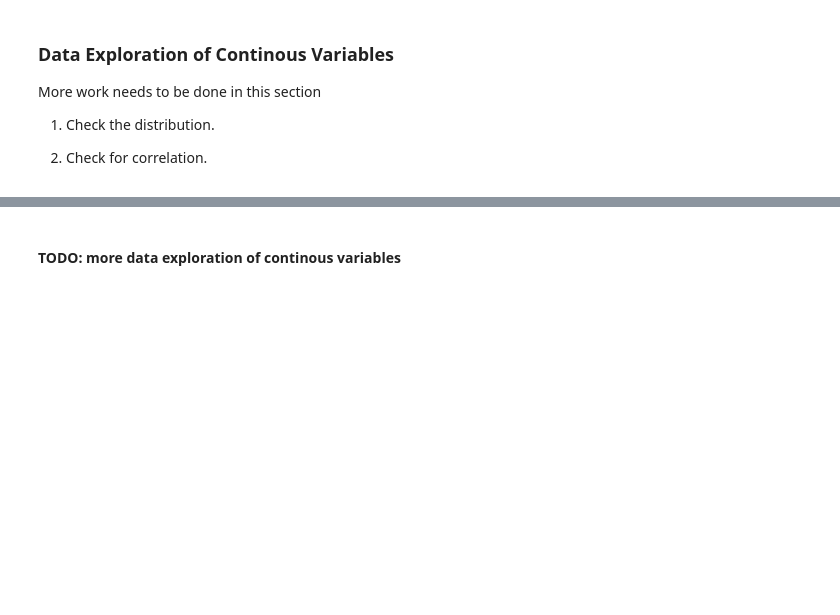
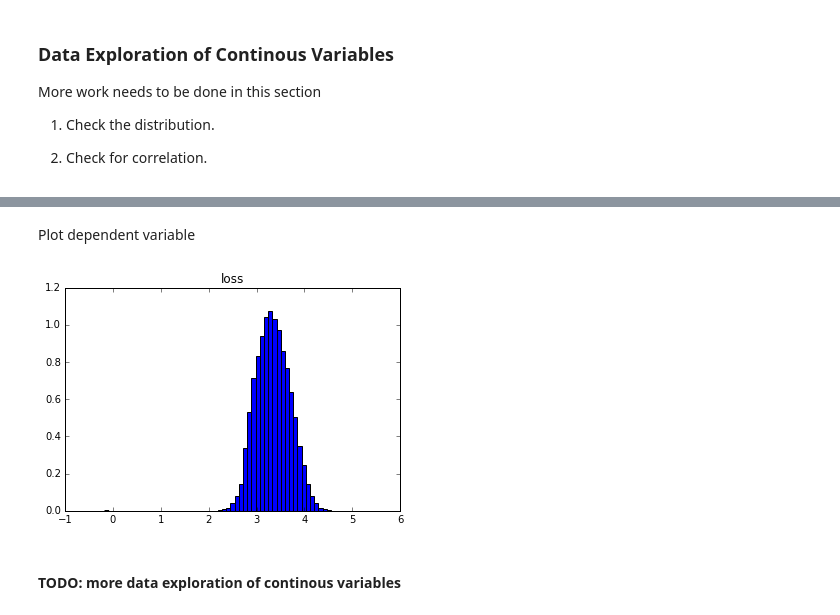
Before and after one commit to jtpdowns/AllstateChallenge, a Jupyter notebook: Allstate - Regression.ipynb, the cells around one changed output, grey strips where cells are left out. Cells and saved outputs as stored; diff of their text form; code cells hidden in the pictures; blank space fills up the shorter version.

```diff
--- a/Allstate - Regression.ipynb
+++ b/Allstate - Regression.ipynb
@@ -104,3 +119,12 @@ def PlotHisContinousVars(df):
+# %% [markdown]
+Plot dependent variable
+# %%
+plt.cla()
+plt.subplot(1,1,1).hist(y_train,normed=True, bins=60)
+plt.subplot(1,1,1).set(title='loss')
+plt.show()
+# %% [output]
+[figure, added]
 # %% [markdown]
 #### TODO: more data exploration of continous variables
 # %% [markdown]
```
Also changed, not shown: parts of 25 cells of this notebook.
